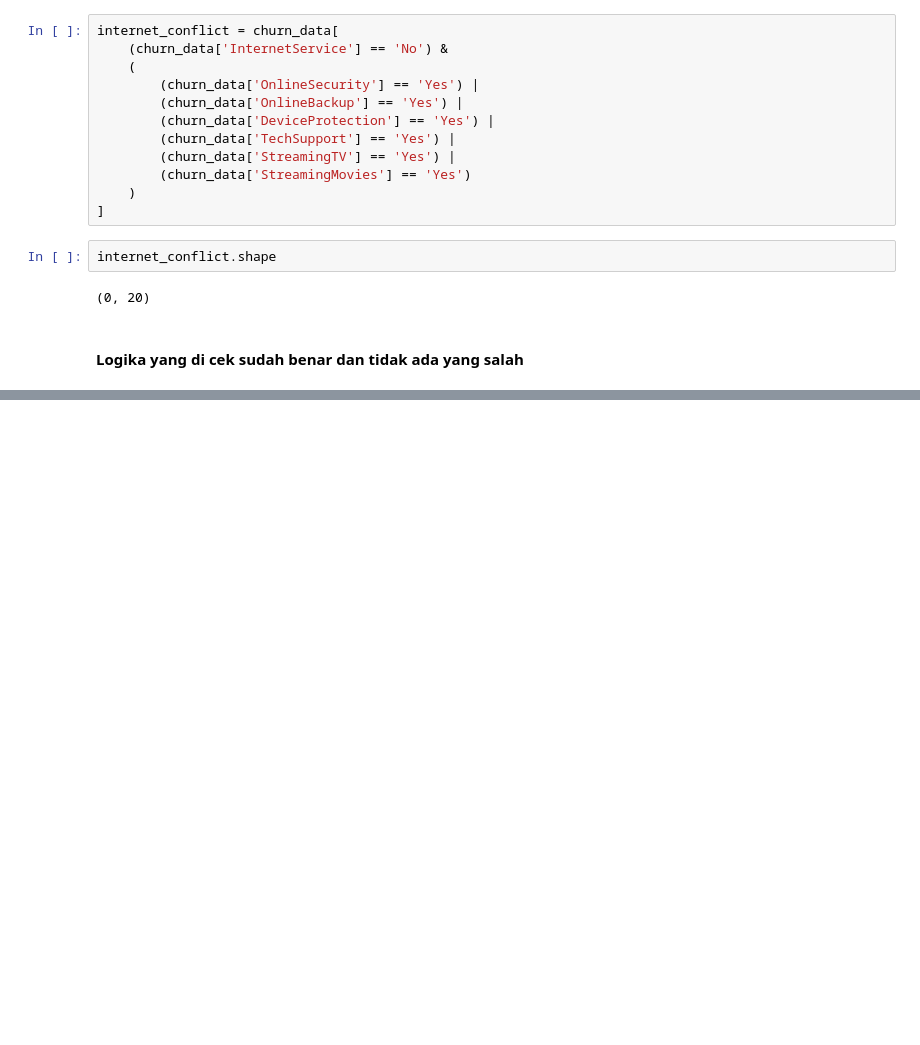
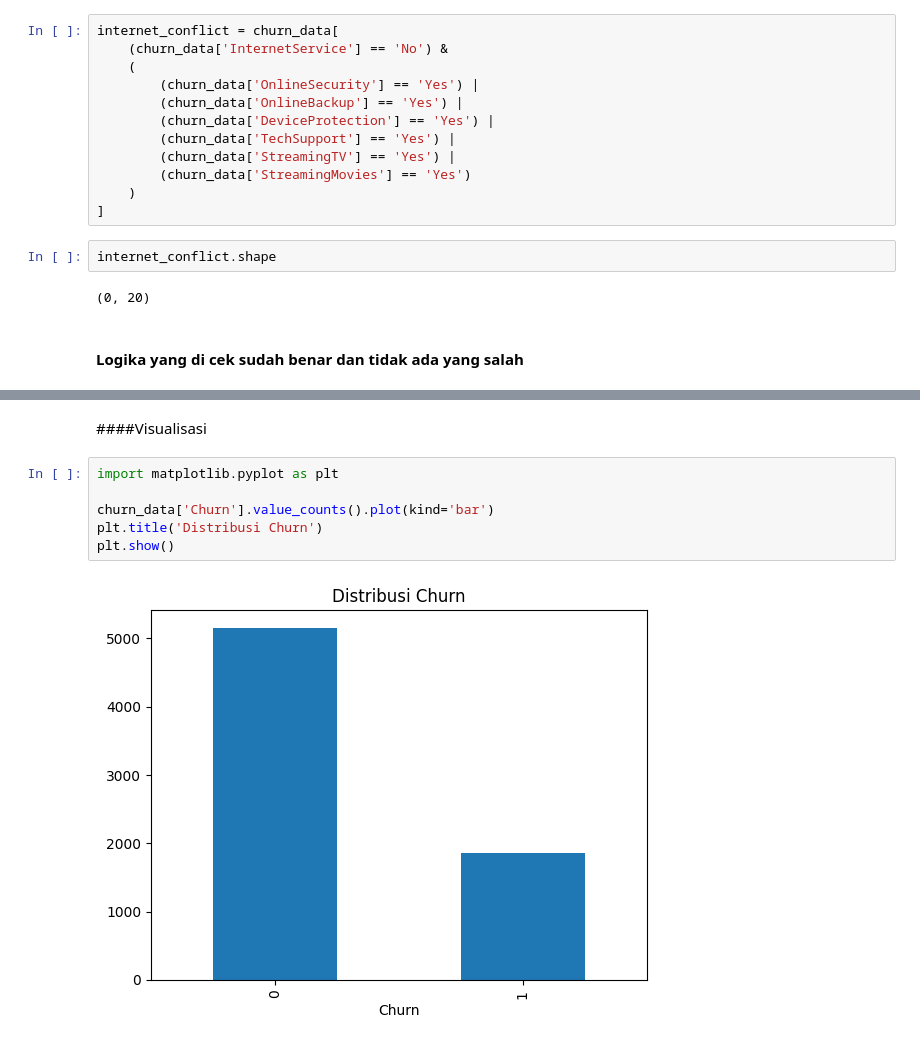
Before and after one commit to kumisganteng/Data-Analytics-Projects, a Jupyter notebook: Improving_Customer_Retention_Analysis.ipynb, the cells around one changed output, grey strips where cells are left out. Drawn from its saved outputs; the diff is of its cells as text; blank space fills up the shorter version.

```diff
--- a/Improving_Customer_Retention_Analysis.ipynb
+++ b/Improving_Customer_Retention_Analysis.ipynb
@@ -383,0 +398,10 @@ internet_conflict.shape
+# %% [markdown]
+####Visualisasi
+# %%
+import matplotlib.pyplot as plt
+
+churn_data['Churn'].value_counts().plot(kind='bar')
+plt.title('Distribusi Churn')
+plt.show()
+# %% [output]
+[figure, added]
```
Also changed, not shown: parts of 36 cells of this notebook.
